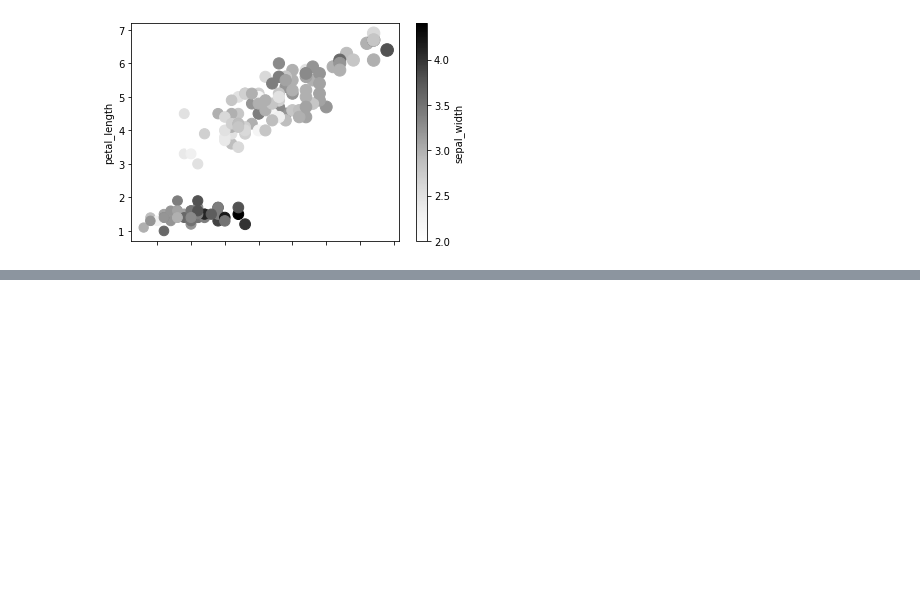
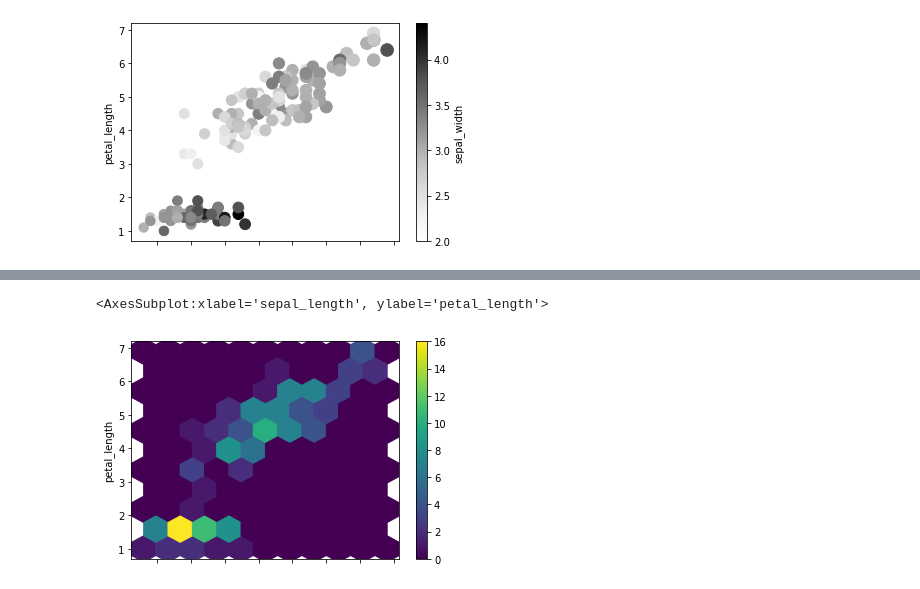
Before and after one commit to Shivanshu04/Datavisualisation, a Jupyter notebook: Graph/graph.ipynb, the cells around one changed output, grey strips where cells are left out. Cells and saved outputs as stored; diff of their text form; code cells hidden in the pictures; blank space fills up the shorter version.

```diff
--- a/Graph/graph.ipynb
+++ b/Graph/graph.ipynb
@@ -181,0 +188,6 @@ df.plot.scatter(x ='sepal_length' , y ='petal_length' , c =  'sepal_width', s =
+# %%
+# cmap="viridis" this means colour map which we use to choose any colour of our choice. which is optional. we use it to create a fancy graph.
+df.plot.hexbin(x ='sepal_length' , y ='petal_length',gridsize=10,cmap="viridis")
+# %% [output]
+<AxesSubplot:xlabel='sepal_length', ylabel='petal_length'>
+[figure, added]
```
Also changed, not shown: parts of 4 cells of this notebook.
